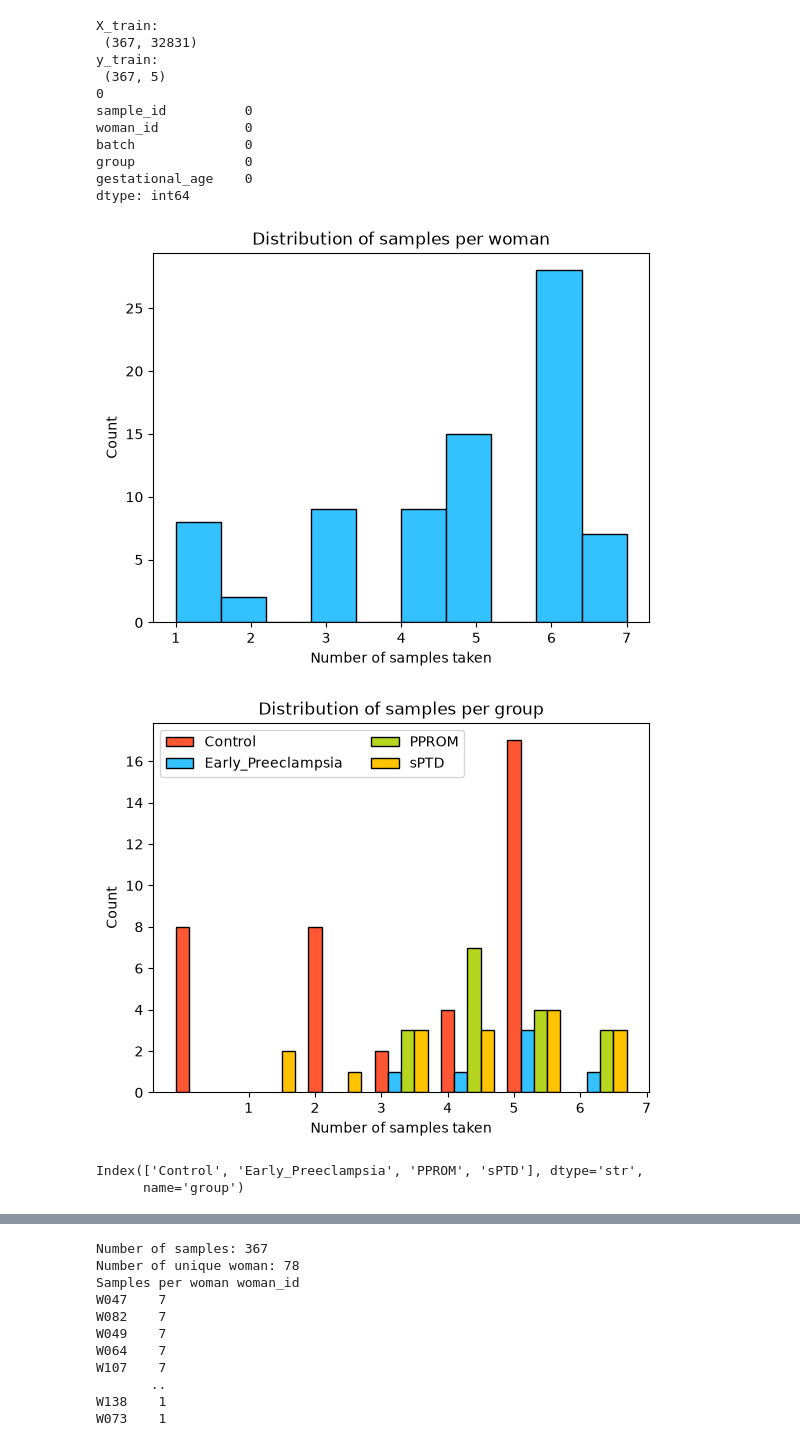
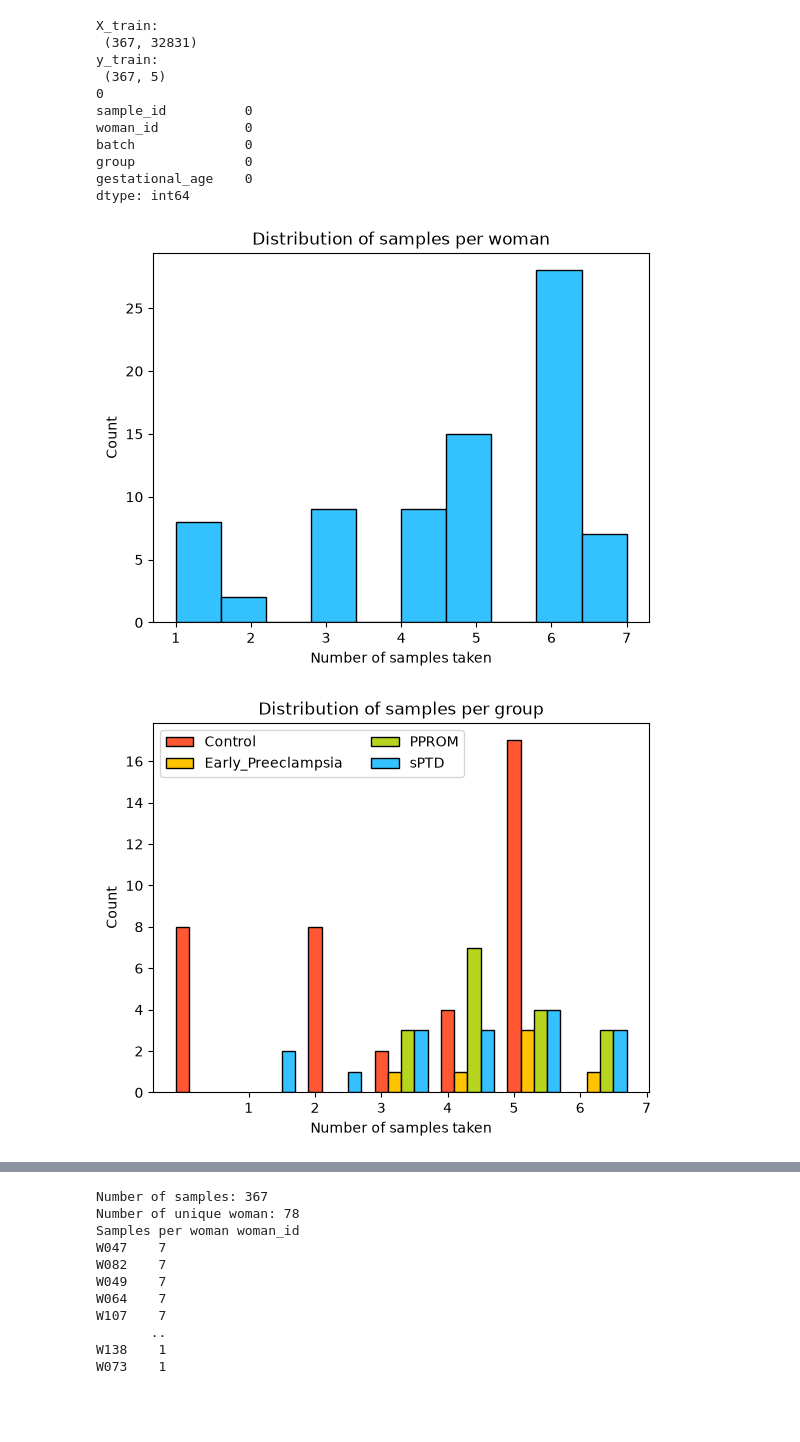
Before and after one commit to katioverboard/MLLS-projects, a Jupyter notebook: projectA.ipynb, the cells around one changed output, grey strips where cells are left out. Drawn from its saved outputs; the diff is of its cells as text; code cells hidden in the pictures; blank space fills up the shorter version.

```diff
--- a/projectA.ipynb
+++ b/projectA.ipynb
@@ -8,6 +8,14 @@ import numpy as np
 import matplotlib.pyplot as plt
 import seaborn as sns
 from fontTools.diff import color
+
+COLOURS = ["#FF5733", "#33C1FF", "#B6D51F", "#FFC300"]
+GROUP_COLOURS = {
+    "Control": COLOURS[0],
+    "sPTD": COLOURS[1],
+    "PPROM": COLOURS[2],
+    "Early_Preeclampsia": COLOURS[3]
+}
 
 # training data
 X_train = pd.read_csv("projectA/projectA_train_expression.csv.gz")
@@ -113,38 +121,43 @@ dtype: int64
 # %%
 #################
 ## VISUALISATIONS
 #################
 ## samples per woman
 plt.figure()
-plt.hist(samples_per_woman, color="#33C1FF", edgecolor="black")
+plt.hist(samples_per_woman, color=COLOURS[1], edgecolor="black")
 plt.xlabel("Number of samples taken")
 plt.ylabel("Count")
 plt.title("Distribution of samples per woman")
 plt.show()
 
 ## samples per group
 group_samples_vis = samples_per_group.unstack(level=0)
+## Control - Early - PPROM - sPTD
 group_cols = group_samples_vis.columns
 group_index = group_samples_vis.index
 x = np.arange(len(group_index))
 width = 0.2
 
 plt.figure()
-plt.bar(x, group_samples_vis.iloc[:,0],width=width, label= group_cols[0], edgecolor="black", color="#FF5733")
-plt.bar(x+width, group_samples_vis.iloc[:,1], width=width, label = group_cols[1], edgecolor="black", color="#33C1FF")
-plt.bar(x+width*2, group_samples_vis.iloc[:,2], width=width, label = group_cols[2], edgecolor="black", color="#B6D51F")
-plt.bar(x+width*3, group_samples_vis.iloc[:,3], width=width, label = group_cols[3], edgecolor="black", color="#FFC300")
+# TODO: loop?
+plt.bar(x, group_samples_vis.iloc[:,0],width=width, label= group_cols[0], edgecolor="black", color=GROUP_COLOURS["Control"])
+plt.bar(x+width, group_samples_vis.iloc[:,1], width=width, label = group_cols[1], edgecolor="black", color=GROUP_COLOURS['Early_Preeclampsia'])
+plt.bar(x+width*2, group_samples_vis.iloc[:,2], width=width, label = group_cols[2], edgecolor="black", color=GROUP_COLOURS['PPROM'])
+plt.bar(x+width*3, group_samples_vis.iloc[:,3], width=width, label = group_cols[3], edgecolor="black", color=GROUP_COLOURS['sPTD'])
 plt.xticks(group_index)
 plt.legend(loc='upper left', ncol=2)
 plt.xlabel("Number of samples taken")
 plt.ylabel("Count")
 plt.title("Distribution of samples per group")
 plt.show()
 
 ## ga range per group
-print(group_age_vis.columns)
+plt.figure()
+sns.boxplot(x= y_train['group'], y=y_train['gestational_age'], vert=True, palette=GROUP_COLOURS, hue=y_train['group'])
+plt.xlabel("Group")
+plt.ylabel("Age")
+plt.title("Distribution of gestational age per group")
+plt.show()
 # %% [output]
 [figure]
-[figure, old version]
+[figure, new version]
-Index(['Control', 'Early_Preeclampsia', 'PPROM', 'sPTD'], dtype='str',
-      name='group')
```
Also changed, not shown: parts of 5 cells of this notebook.
